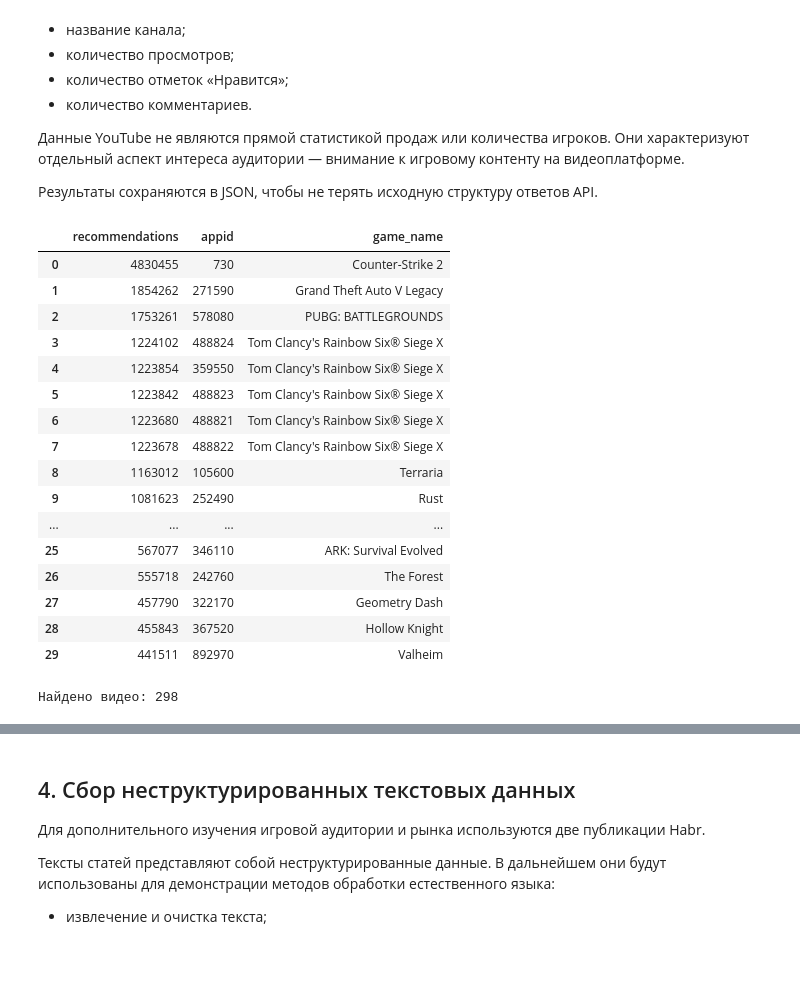
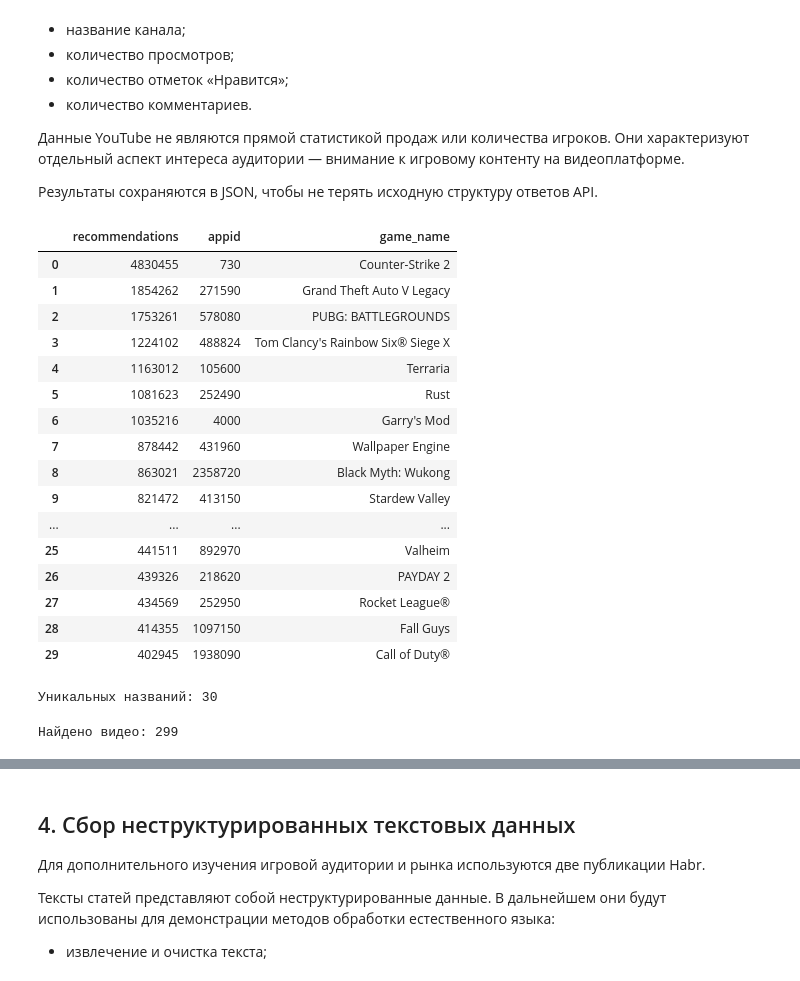
Before and after one commit to Dani-ldyaev/gaming-data-analysis, a Jupyter notebook: notebooks/2_2.ipynb, the cells around one changed output, grey strips where cells are left out. Cells and saved outputs as stored; diff of their text form; code cells hidden in the pictures.

Commit message:
work on 2_4. Fix 2_2: actually now selects 30 unique games for youtube

```diff
--- a/notebooks/2_2.ipynb
+++ b/notebooks/2_2.ipynb
@@ -285,53 +285,64 @@ YouTube используется как дополнительный источ
 Результаты сохраняются в JSON, чтобы не терять исходную структуру
 ответов API.
 # %%
+import heapq
+import re
+import unicodedata
 import ijson
-import heapq
 
 steam_json = next((RAW / "steam").rglob("games.json"), None)
 
 if steam_json is None:
     raise FileNotFoundError("Не найден games.json в raw/steam")
 
-top_games = []
+games_by_name = {}
 
 with open(steam_json, "rb") as file:
     for appid, game in ijson.kvitems(file, ""):
-        count = game.get("recommendations")
+        name = game.get("name")
+        recommendations = game.get("recommendations")
 
-        if game.get("name") and isinstance(count, (int, float)):
-            top_games.append((
-                int(count),
-                str(appid),
-                game["name"],
-            ))
+        if not name or not isinstance(recommendations, (int, float)):
+            continue
 
-top_games = heapq.nlargest(30, top_games)
+        normalized_name = unicodedata.normalize("NFKC", name).casefold()
+        normalized_name = re.sub(r"[^\w\s]", " ", normalized_name)
+        normalized_name = " ".join(normalized_name.split())
+
+        candidate = (int(recommendations), str(appid), name)
+        current = games_by_name.get(normalized_name)
+
+        if current is None or candidate[0] > current[0]:
+            games_by_name[normalized_name] = candidate
+
+top_games = heapq.nlargest(30, games_by_name.values())
 
 top30 = pd.DataFrame(
     top_games,
     columns=["recommendations", "appid", "game_name"],
 )
 
 display(top30)
+print("Уникальных названий:", top30["game_name"].nunique())
 # %% [output]
 |  | recommendations | appid | game_name |
 | 0 | 4830455 | 730 | Counter-Strike 2 |
 | 1 | 1854262 | 271590 | Grand Theft Auto V Legacy |
 | 2 | 1753261 | 578080 | PUBG: BATTLEGROUNDS |
 | 3 | 1224102 | 488824 | Tom Clancy's Rainbow Six® Siege X |
-| 4 | 1223854 | 359550 | Tom Clancy's Rainbow Six® Siege X |
-| 5 | 1223842 | 488823 | Tom Clancy's Rainbow Six® Siege X |
-| 6 | 1223680 | 488821 | Tom Clancy's Rainbow Six® Siege X |
-| 7 | 1223678 | 488822 | Tom Clancy's Rainbow Six® Siege X |
-| 8 | 1163012 | 105600 | Terraria |
-| 9 | 1081623 | 252490 | Rust |
+| 4 | 1163012 | 105600 | Terraria |
+| 5 | 1081623 | 252490 | Rust |
+| 6 | 1035216 | 4000 | Garry's Mod |
+| 7 | 878442 | 431960 | Wallpaper Engine |
+| 8 | 863021 | 2358720 | Black Myth: Wukong |
+| 9 | 821472 | 413150 | Stardew Valley |
 | ... | ... | ... | ... |
-| 25 | 567077 | 346110 | ARK: Survival Evolved |
-| 26 | 555718 | 242760 | The Forest |
-| 27 | 457790 | 322170 | Geometry Dash |
-| 28 | 455843 | 367520 | Hollow Knight |
-| 29 | 441511 | 892970 | Valheim |
+| 25 | 441511 | 892970 | Valheim |
+| 26 | 439326 | 218620 | PAYDAY 2 |
+| 27 | 434569 | 252950 | Rocket League® |
+| 28 | 414355 | 1097150 | Fall Guys |
+| 29 | 402945 | 1938090 | Call of Duty® |
+Уникальных названий: 30
 # %%
 api_key = os.getenv("YOUTUBE_API_KEY")
 
@@ -377,7 +388,7 @@ for game_name in top30["game_name"]:
 
 print("Найдено видео:", len(search_results))
 # %% [output]
-Найдено видео: 298
+Найдено видео: 299
 # %%
 video_ids = list({
     item["video_id"] for item in search_results
```
Also changed, not shown: parts of 3 cells of this notebook, 15 other files.
